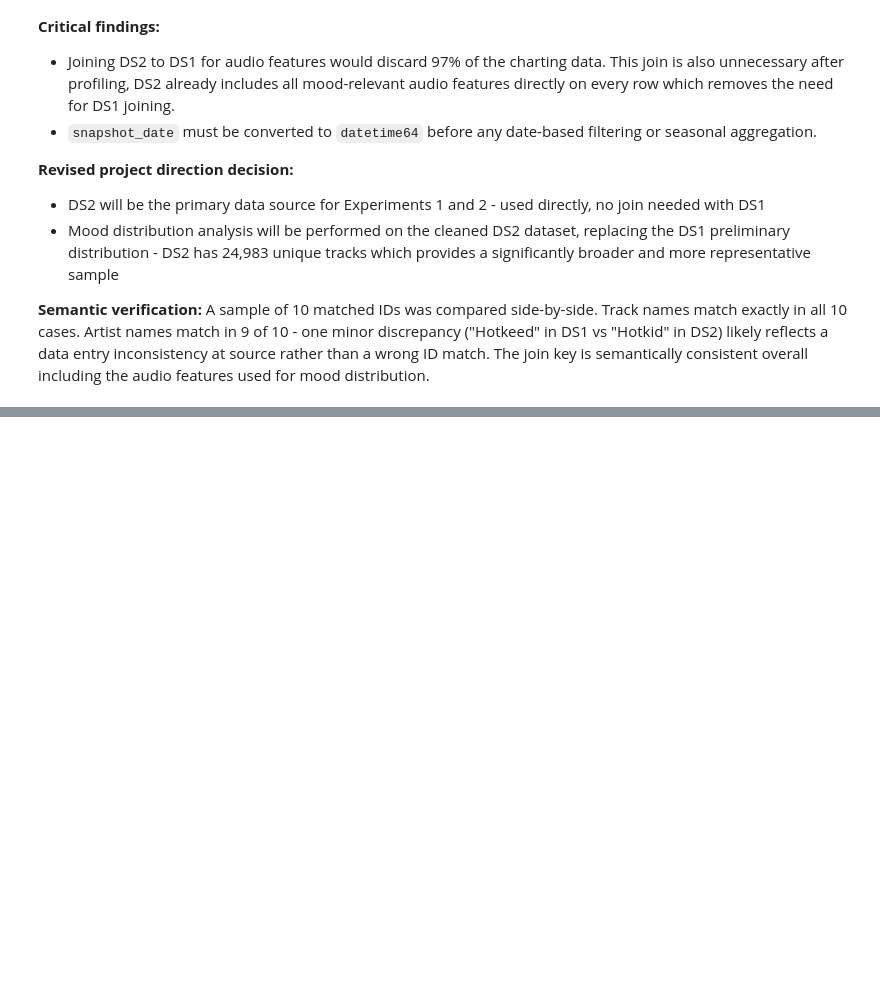
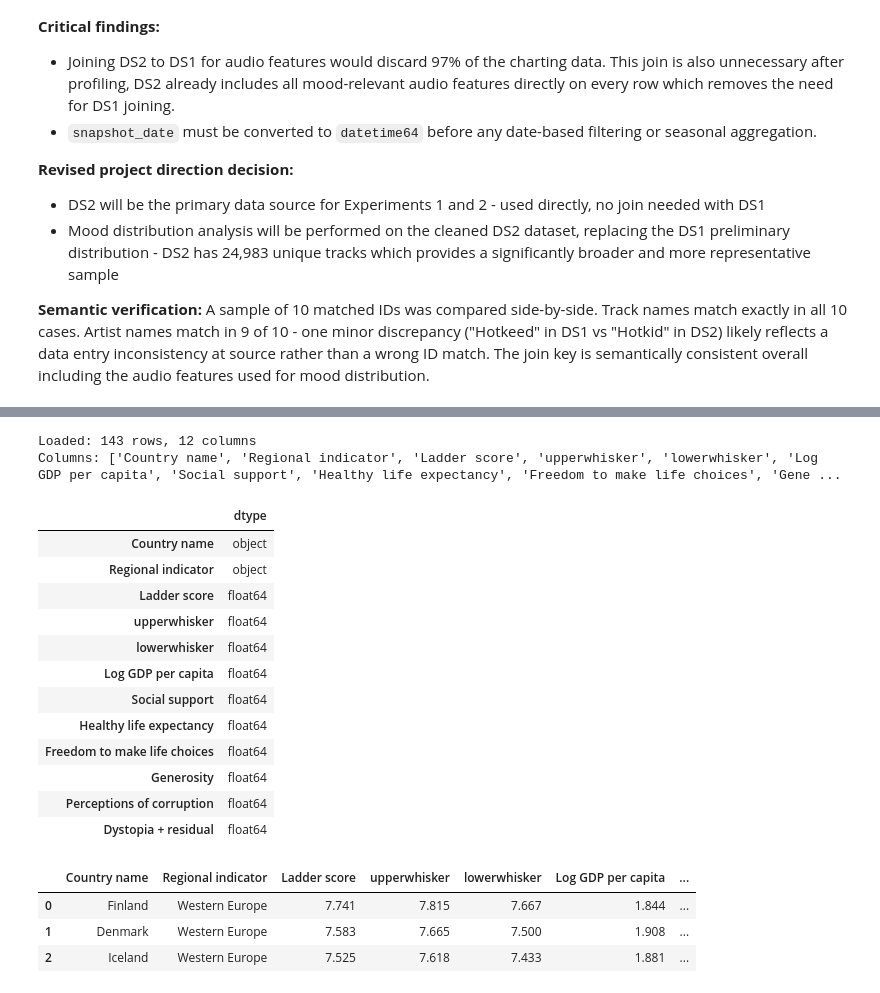
Before and after one commit to crystal-wolfer/AI-ML26-C02-music-mood-analysis, a Jupyter notebook: notebooks/01-data profiling.ipynb, the cells around one changed output, grey strips where cells are left out. Saved outputs shown, nothing was run; the diff lists cells and outputs as text; code cells hidden in the pictures; blank space fills up the shorter version.

```diff
--- a/notebooks/01-data analysis and cleanup.ipynb
+++ b/notebooks/01-data profiling.ipynb
@@ -533,0 +694,28 @@ Zero fully duplicate rows. Zero duplicates on the natural key (spotify_id, count
+# %%
+#Loading dataset and examining basic shape
+ds4 = pd.read_csv(DATA / "World-happiness-report-2024.csv")
+print(f"Loaded: {ds4.shape[0]:,} rows, {ds4.shape[1]} columns")
+
+print("Columns:", ds4.columns.tolist())
+display(ds4.dtypes.to_frame(name="dtype"))
+display(ds4.head(3))
+# %% [output]
+Loaded: 143 rows, 12 columns
+Columns: ['Country name', 'Regional indicator', 'Ladder score', 'upperwhisker', 'lowerwhisker', 'Log GDP per capita', 'Social support', 'Healthy life expectancy', 'Freedom to make life choices', 'Gene ...
+|  | dtype |
+| Country name | object |
+| Regional indicator | object |
+| Ladder score | float64 |
+| upperwhisker | float64 |
+| lowerwhisker | float64 |
+| Log GDP per capita | float64 |
+| Social support | float64 |
+| Healthy life expectancy | float64 |
+| Freedom to make life choices | float64 |
+| Generosity | float64 |
+| Perceptions of corruption | float64 |
+| Dystopia + residual | float64 |
+|  | Country name | Regional indicator | Ladder score | upperwhisker | lowerwhisker | Log GDP per capita | ... |
+| 0 | Finland | Western Europe | 7.741 | 7.815 | 7.667 | 1.844 | ... |
+| 1 | Denmark | Western Europe | 7.583 | 7.665 | 7.500 | 1.908 | ... |
+| 2 | Iceland | Western Europe | 7.525 | 7.618 | 7.433 | 1.881 | ... |
```
Also changed, not shown: parts of 17 cells of this notebook, 1 other file.
